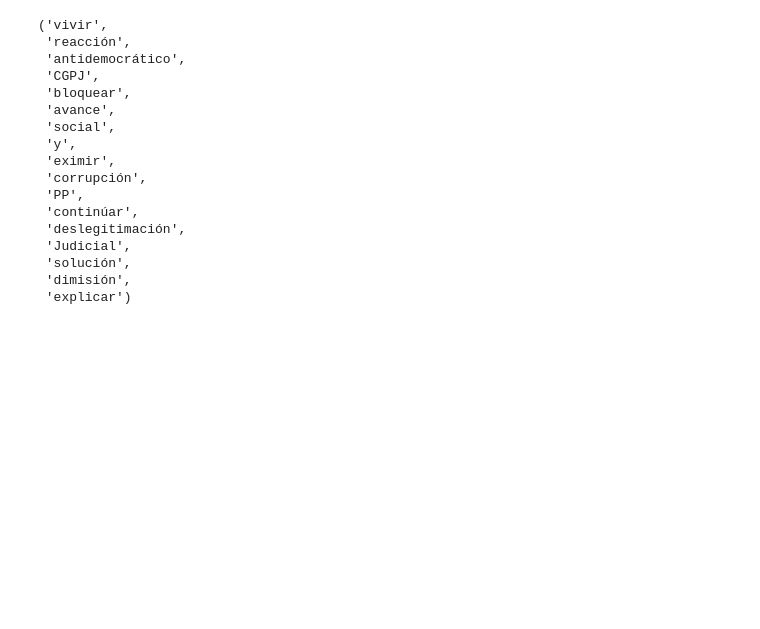
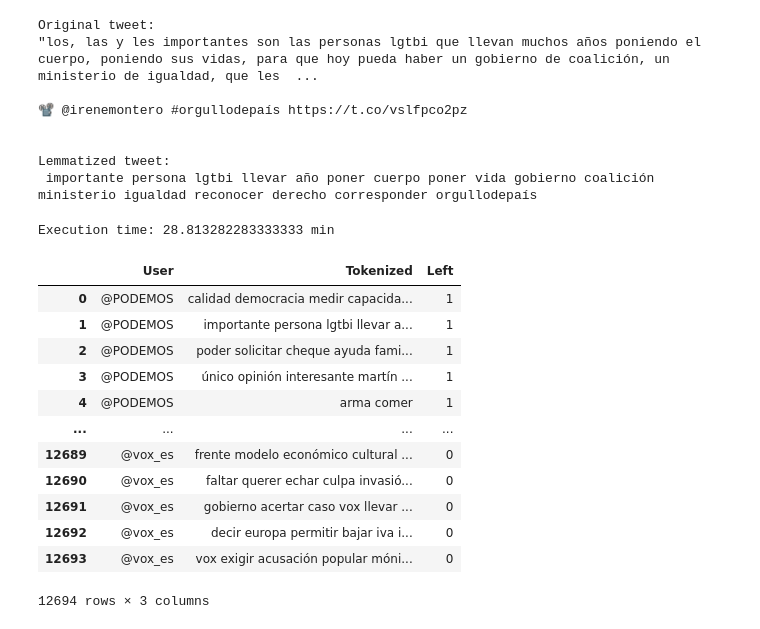
Before and after one commit to rubzip/PoliticalPass, a Jupyter notebook: 2_CLEANING/data_cleaning.ipynb, the cells around one changed output. Drawn from its saved outputs; the diff is of its cells as text; code cells hidden in the pictures; blank space fills up the shorter version.

```diff
--- a/2_CLEANING/data_cleaning.ipynb
+++ b/2_CLEANING/data_cleaning.ipynb
@@ -49,41 +45,44 @@ Lo explica @isaserras 👇
 # %%
-def token_tweet(tweet):
-    #Tokenize
+# Example of how the function lemmatize_tweet works:
+example_tweet = df_train.loc[1, 'Tweet']
 
-    tweet_tokenized = nlp(tweet)
-    new_tweet = []
-
-    #In the next step we are going to remove stop words
-    #and lemmatize words
-    for token in tweet_tokenized:
-        if (token.text.isalpha() and not(token.is_stop)):#We are going to remove not alphanumeric tokens and stopwords
-        #There is a problem, the lammatizer is going to confuse Podemos (political party) with podemos (VERB from poder)
-        #we are going to make the change: Podemos ---> upodemos
-            if(token.text.lower() == 'podemos'):
-                new_tweet.append('upodemos')
-            else:
-                new_tweet.append(token.lemma_)
-
-    #We return tweet tokenized and lemmatized as a tuple:
-    final_tweet = tuple(new_tweet)
-    return(final_tweet)
-
-token_tweet(tweet_prueba)
+print('Original tweet:')
+print(example_tweet)
+print('\n\nLemmatized tweet:')
+print(lemmatize_tweet(nlp, example_tweet))
 # %% [output]
-('vivir',
- 'reacción',
- 'antidemocrático',
- 'CGPJ',
- 'bloquear',
- 'avance',
- 'social',
- 'y',
- 'eximir',
- 'corrupción',
- 'PP',
- 'continúar',
- 'deslegitimación',
- 'Judicial',
- 'solución',
- 'dimisión',
- 'explicar')
+Original tweet:
+"los, las y les importantes son las personas lgtbi que llevan muchos años poniendo el cuerpo, poniendo sus vidas, para que hoy pueda haber un gobierno de coalición, un ministerio de igualdad, que les  ...
+
+📽️ @irenemontero #orgullodepaís https://t.co/vslfpco2pz
+
+
+Lemmatized tweet:
+ importante persona lgtbi llevar año poner cuerpo poner vida gobierno coalición ministerio igualdad reconocer derecho corresponder orgullodepaís
+# %%
+tic = datetime.now()
+toc = lambda: (datetime.now() - tic).total_seconds()/60
+new_tweets = df_train['Tweet'].map(lambda x: lemmatize_tweet(nlp, x))
+
+print('Execution time: {} min'.format(toc()))
+# %% [output]
+Execution time: 28.813282283333333 min
+# %%
+df_train['Tokenized'] = new_tweets
+df_train.loc[:,['User', 'Tokenized', 'Left']].to_csv('../0_DATA/train-test_lemma.csv', index=False)
+
+df_train.loc[:,['User', 'Tokenized', 'Left']]
+# %% [output]
+|  | User | Tokenized | Left |
+| 0 | @PODEMOS | calidad democracia medir capacida... | 1 |
+| 1 | @PODEMOS | importante persona lgtbi llevar a... | 1 |
+| 2 | @PODEMOS | poder solicitar cheque ayuda fami... | 1 |
+| 3 | @PODEMOS | único opinión interesante martín ... | 1 |
+| 4 | @PODEMOS | arma comer | 1 |
+| ... | ... | ... | ... |
+| 12689 | @vox_es | frente modelo económico cultural ... | 0 |
+| 12690 | @vox_es | faltar querer echar culpa invasió... | 0 |
+| 12691 | @vox_es | gobierno acertar caso vox llevar ... | 0 |
+| 12692 | @vox_es | decir europa permitir bajar iva i... | 0 |
+| 12693 | @vox_es | vox exigir acusación popular móni... | 0 |
+12694 rows × 3 columns
```
Also changed, not shown: parts of 19 cells of this notebook, 21 other files.
